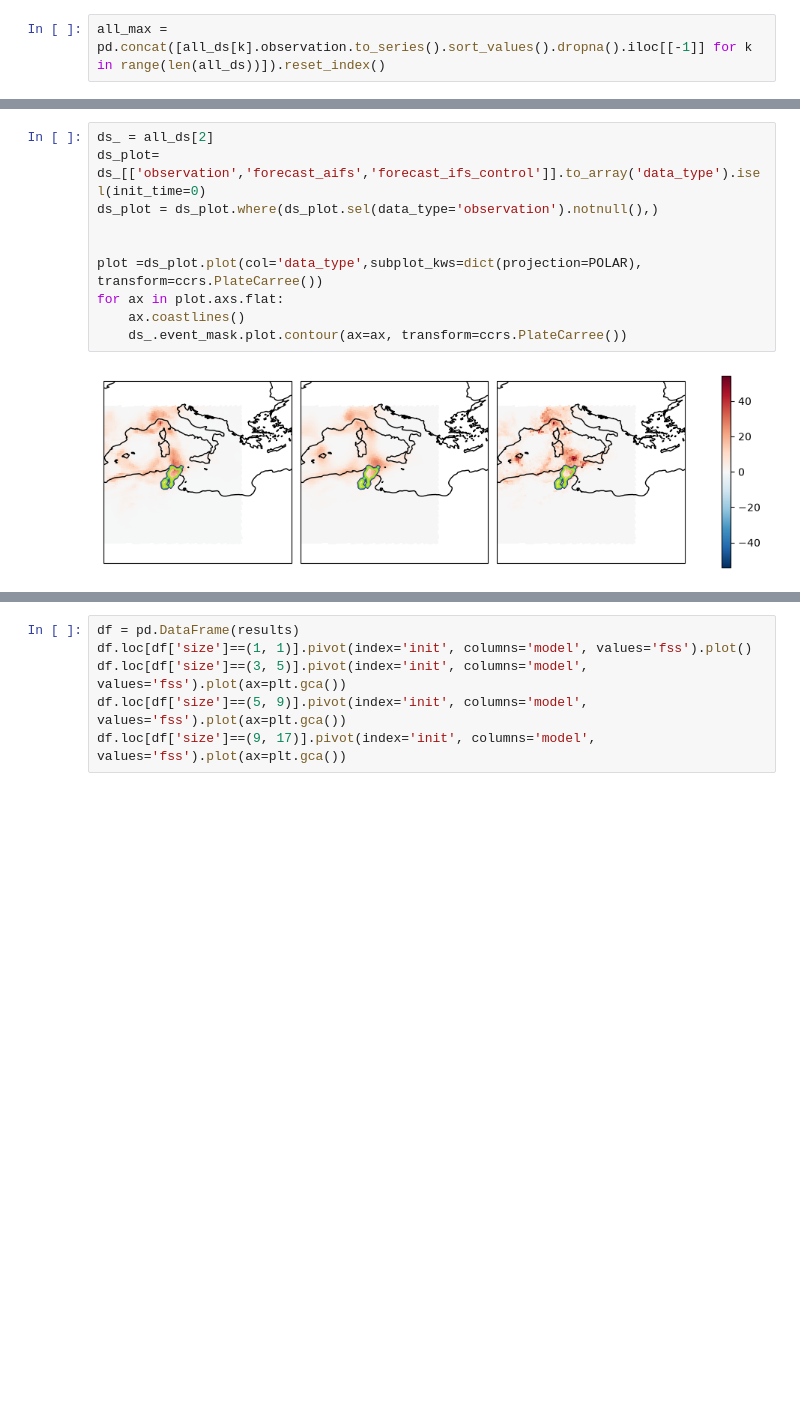
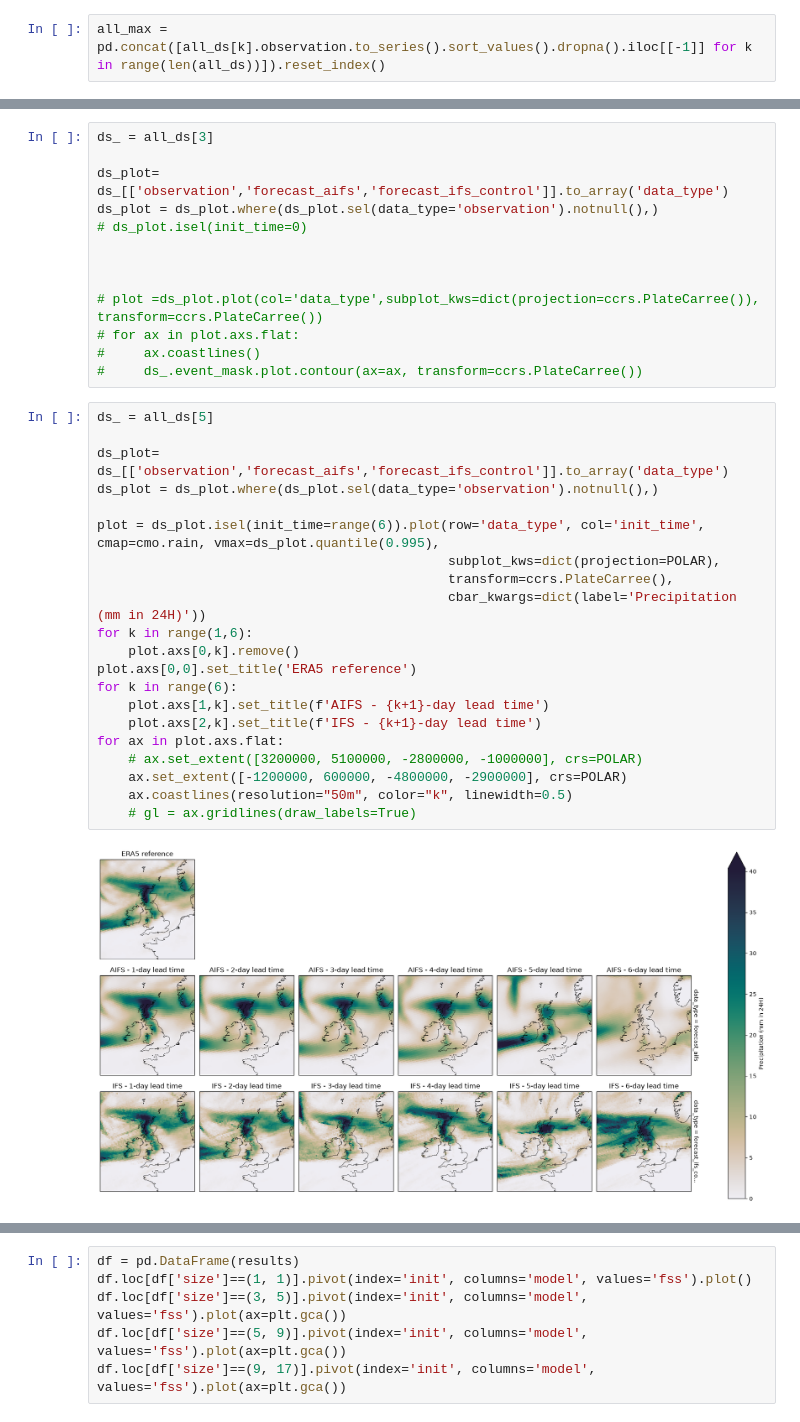
Before and after one commit to rguilcas/AIFS_cyclone_precip_evaluation, a Jupyter notebook: rain_assessment/evaluation_aifs_winter.ipynb, the cells around one changed output, grey strips where cells are left out. Drawn from its saved outputs; the diff is of its cells as text; blank space fills up the shorter version.

```diff
--- a/rain_assessment/evaluation_aifs_winter.ipynb
+++ b/rain_assessment/evaluation_aifs_winter.ipynb
@@ -21,12 +64,36 @@ all_max = pd.concat([all_ds[k].observation.to_series().sort_values().dropna().il
 # %%
-ds_ = all_ds[2]
-ds_plot= ds_[['observation','forecast_aifs','forecast_ifs_control']].to_array('data_type').isel(init_time=0)
+ds_ = all_ds[3]
+
+ds_plot= ds_[['observation','forecast_aifs','forecast_ifs_control']].to_array('data_type')
 ds_plot = ds_plot.where(ds_plot.sel(data_type='observation').notnull(),)
+# ds_plot.isel(init_time=0)
 
 
-plot =ds_plot.plot(col='data_type',subplot_kws=dict(projection=POLAR), transform=ccrs.PlateCarree())
-for ax in plot.axs.flat:
-    ax.coastlines()
-    ds_.event_mask.plot.contour(ax=ax, transform=ccrs.PlateCarree())
+
+# plot =ds_plot.plot(col='data_type',subplot_kws=dict(projection=ccrs.PlateCarree()), transform=ccrs.PlateCarree())
+# for ax in plot.axs.flat:
+#     ax.coastlines()
+#     ds_.event_mask.plot.contour(ax=ax, transform=ccrs.PlateCarree())
-# %% [output]
-[figure, removed]
+# %%
+ds_ = all_ds[5]
+
+ds_plot= ds_[['observation','forecast_aifs','forecast_ifs_control']].to_array('data_type')
+ds_plot = ds_plot.where(ds_plot.sel(data_type='observation').notnull(),)
+
+plot = ds_plot.isel(init_time=range(6)).plot(row='data_type', col='init_time', cmap=cmo.rain, vmax=ds_plot.quantile(0.995),
+                                             subplot_kws=dict(projection=POLAR),
+                                             transform=ccrs.PlateCarree(),
+                                             cbar_kwargs=dict(label='Precipitation (mm in 24H)'))
+for k in range(1,6):
+    plot.axs[0,k].remove()
+plot.axs[0,0].set_title('ERA5 reference')
+for k in range(6):
+    plot.axs[1,k].set_title(f'AIFS - {k+1}-day lead time')
+    plot.axs[2,k].set_title(f'IFS - {k+1}-day lead time')
+for ax in plot.axs.flat:
+    # ax.set_extent([3200000, 5100000, -2800000, -1000000], crs=POLAR)
+    ax.set_extent([-1200000, 600000, -4800000, -2900000], crs=POLAR)
+    ax.coastlines(resolution="50m", color="k", linewidth=0.5)
+    # gl = ax.gridlines(draw_labels=True)
+# %% [output]
+[figure, added]
```
Also changed, not shown: parts of 17 cells of this notebook, 1 other file.
